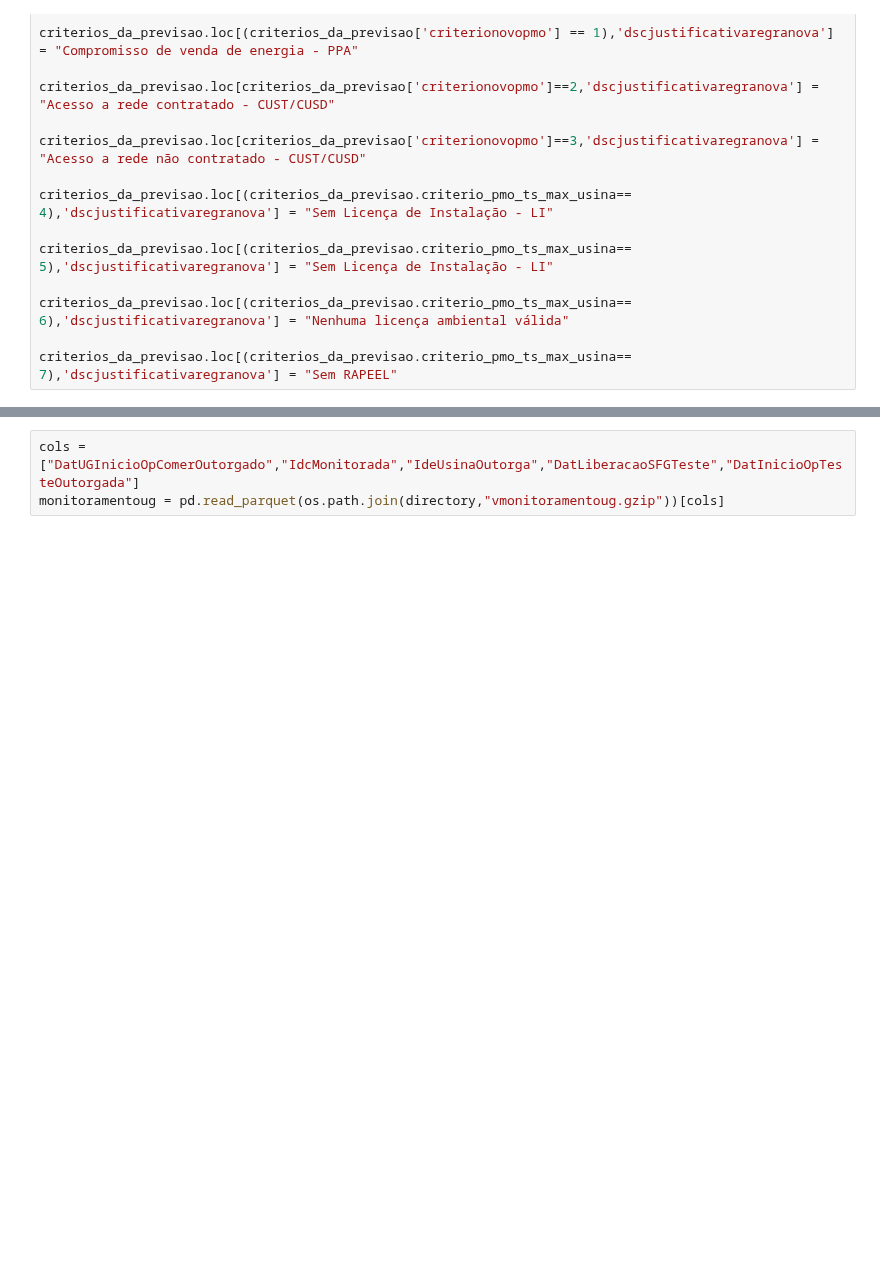
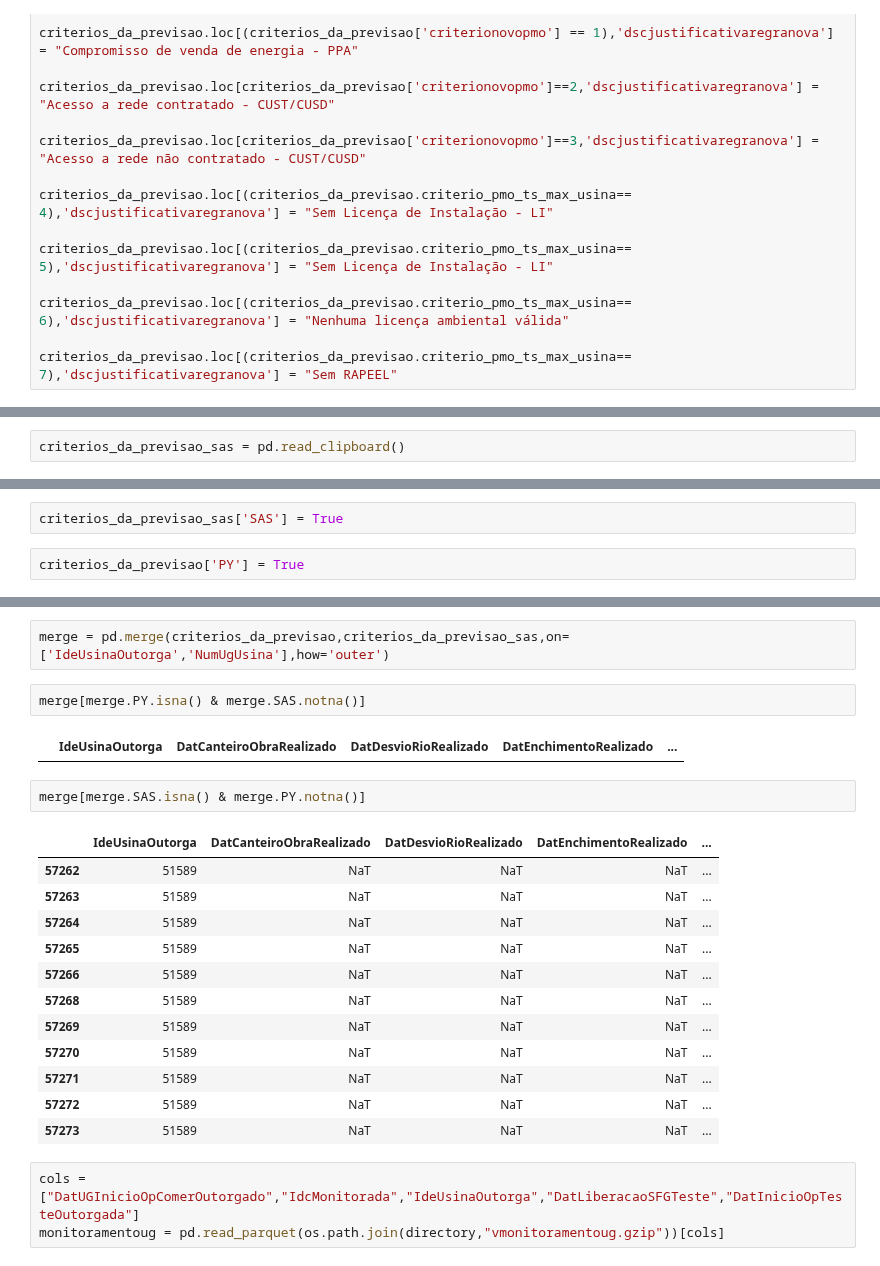
Before and after one commit to Vinicius667/Previsor, a Jupyter notebook: App/Previsor_teste2.ipynb, the cells around one changed output, grey strips where cells are left out. Cells and saved outputs as stored; diff of their text form; blank space fills up the shorter version.

```diff
--- a/App/Previsor_teste2.ipynb
+++ b/App/Previsor_teste2.ipynb
@@ -666,0 +642,2 @@ criterios_da_previsao.drop_duplicates(subset='dscjustificativaregranova')[['IdcS
+# %%
+criterios_da_previsao_sas = pd.read_clipboard()
@@ -666,0 +648,4 @@ criterios_da_previsao.drop_duplicates(subset='dscjustificativaregranova')[['IdcS
+# %%
+criterios_da_previsao_sas['SAS'] = True
+# %%
+criterios_da_previsao['PY'] = True
@@ -667,3 +661,24 @@ criterios_da_previsao.drop_duplicates(subset='dscjustificativaregranova')[['IdcS
+# %%
+merge = pd.merge(criterios_da_previsao,criterios_da_previsao_sas,on=['IdeUsinaOutorga','NumUgUsina'],how='outer')
+# %%
+merge[merge.PY.isna() & merge.SAS.notna()]
+# %% [output]
+|  | IdeUsinaOutorga | DatCanteiroObraRealizado | DatDesvioRioRealizado | DatEnchimentoRealizado | ... |
+# %%
+merge[merge.SAS.isna() & merge.PY.notna()]
+# %% [output]
+|  | IdeUsinaOutorga | DatCanteiroObraRealizado | DatDesvioRioRealizado | DatEnchimentoRealizado | ... |
+| 57262 | 51589 | NaT | NaT | NaT | ... |
+| 57263 | 51589 | NaT | NaT | NaT | ... |
+| 57264 | 51589 | NaT | NaT | NaT | ... |
+| 57265 | 51589 | NaT | NaT | NaT | ... |
+| 57266 | 51589 | NaT | NaT | NaT | ... |
+| 57268 | 51589 | NaT | NaT | NaT | ... |
+| 57269 | 51589 | NaT | NaT | NaT | ... |
+| 57270 | 51589 | NaT | NaT | NaT | ... |
+| 57271 | 51589 | NaT | NaT | NaT | ... |
+| 57272 | 51589 | NaT | NaT | NaT | ... |
+| 57273 | 51589 | NaT | NaT | NaT | ... |
 # %%
 cols = ["DatUGInicioOpComerOutorgado","IdcMonitorada","IdeUsinaOutorga","DatLiberacaoSFGTeste","DatInicioOpTesteOutorgada"]
 monitoramentoug = pd.read_parquet(os.path.join(directory,"vmonitoramentoug.gzip"))[cols]
```
Also changed, not shown: parts of 17 cells of this notebook.
